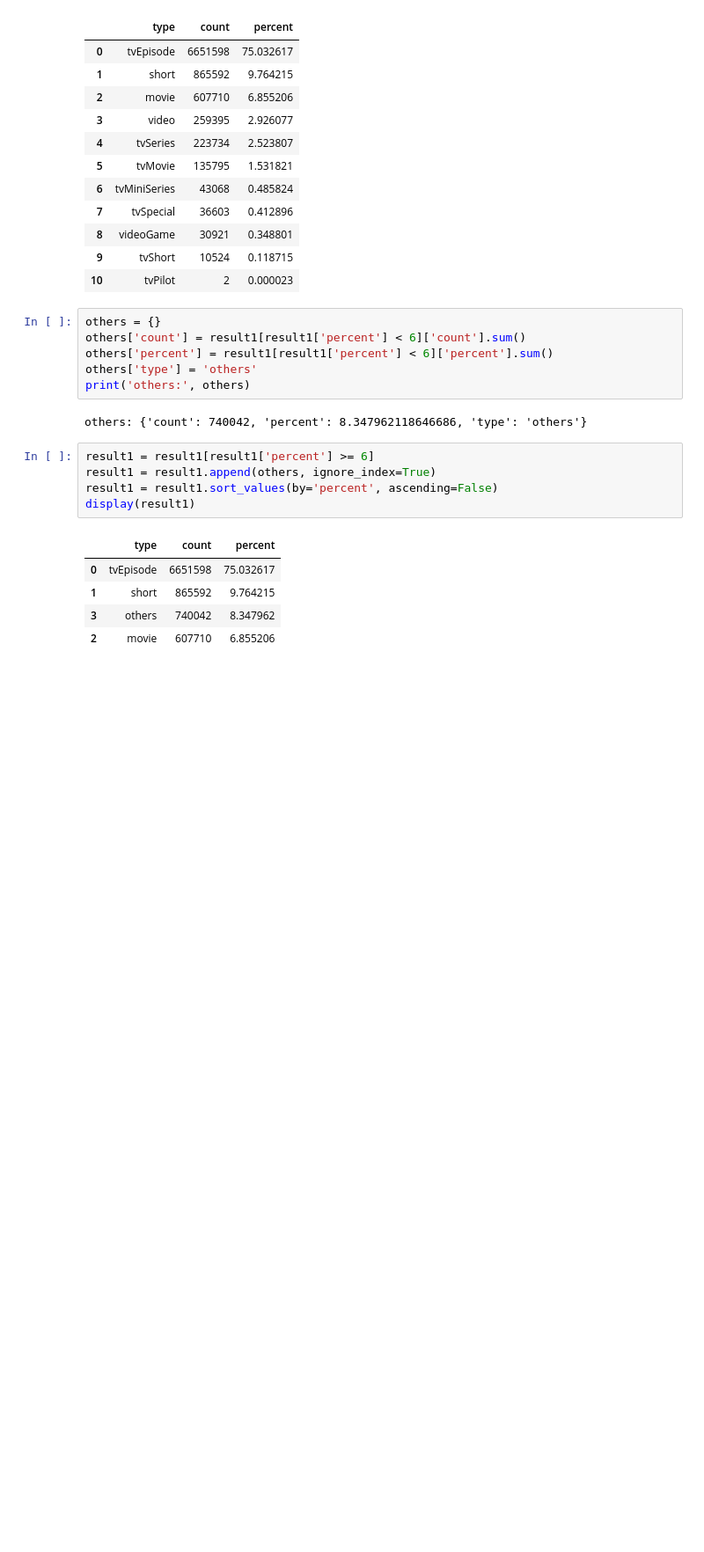
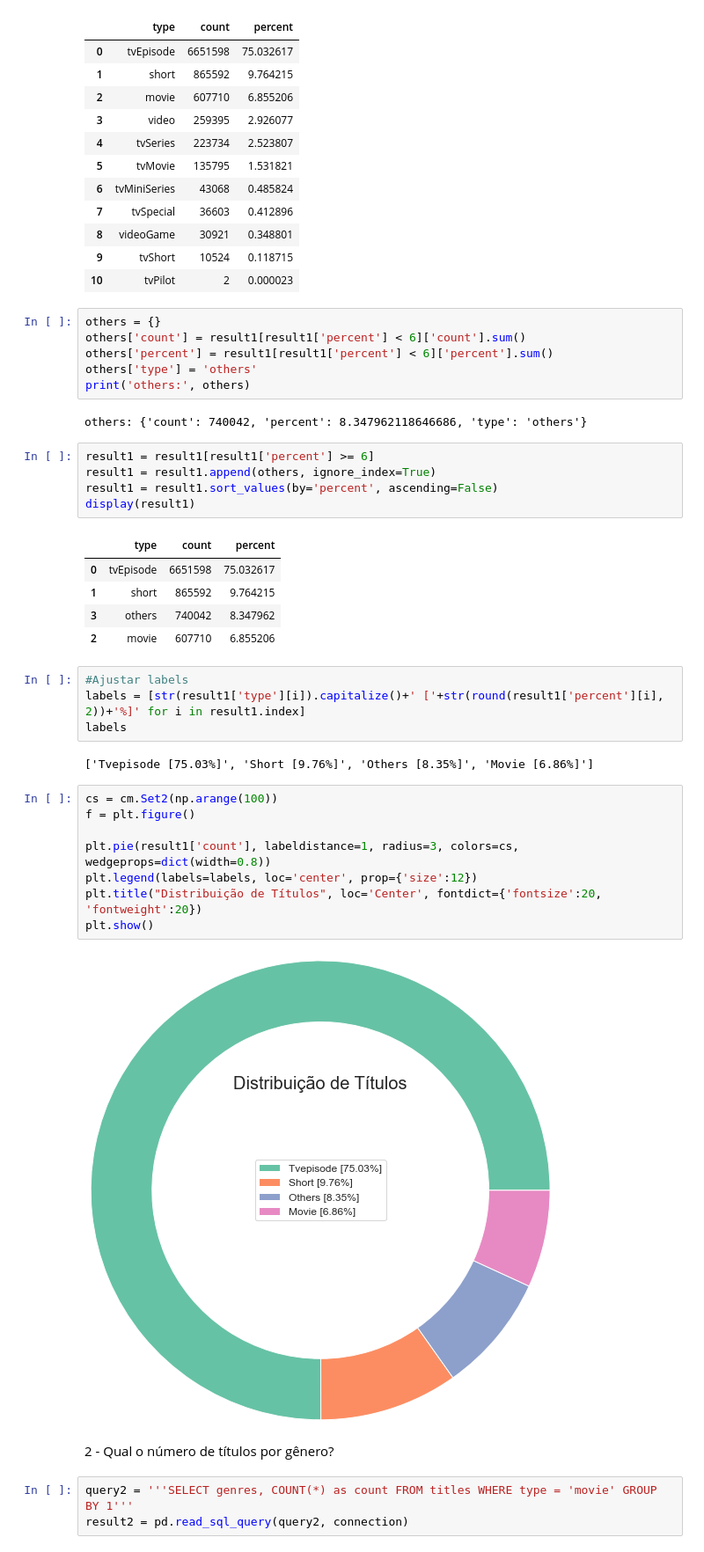
Before and after one commit to jrsilva051/MiniProjeto1-IMDB, a Jupyter notebook: miniProjeto1.ipynb, the cells around one changed output. Shown at 88% size. Saved outputs shown, nothing was run; the diff lists cells and outputs as text; blank space fills up the shorter version.

```diff
--- a/miniProjeto1.ipynb
+++ b/miniProjeto1.ipynb
@@ -177,3 +153,24 @@ display(result1)
 | 1 | short | 865592 | 9.764215 |
 | 3 | others | 740042 | 8.347962 |
 | 2 | movie | 607710 | 6.855206 |
+# %%
+#Ajustar labels
+labels = [str(result1['type'][i]).capitalize()+' ['+str(round(result1['percent'][i], 2))+'%]' for i in result1.index]
+labels
+# %% [output]
+['Tvepisode [75.03%]', 'Short [9.76%]', 'Others [8.35%]', 'Movie [6.86%]']
+# %%
+cs = cm.Set2(np.arange(100))
+f = plt.figure()
+
+plt.pie(result1['count'], labeldistance=1, radius=3, colors=cs, wedgeprops=dict(width=0.8))
+plt.legend(labels=labels, loc='center', prop={'size':12})
+plt.title("Distribuição de Títulos", loc='Center', fontdict={'fontsize':20, 'fontweight':20})
+plt.show()
+# %% [output]
+[figure, added]
+# %% [markdown]
+2 - Qual o número de títulos por gênero?
+# %%
+query2 = '''SELECT genres, COUNT(*) as count FROM titles WHERE type = 'movie' GROUP BY 1'''
+result2 = pd.read_sql_query(query2, connection)
```
Also changed, not shown: parts of 10 cells of this notebook.
